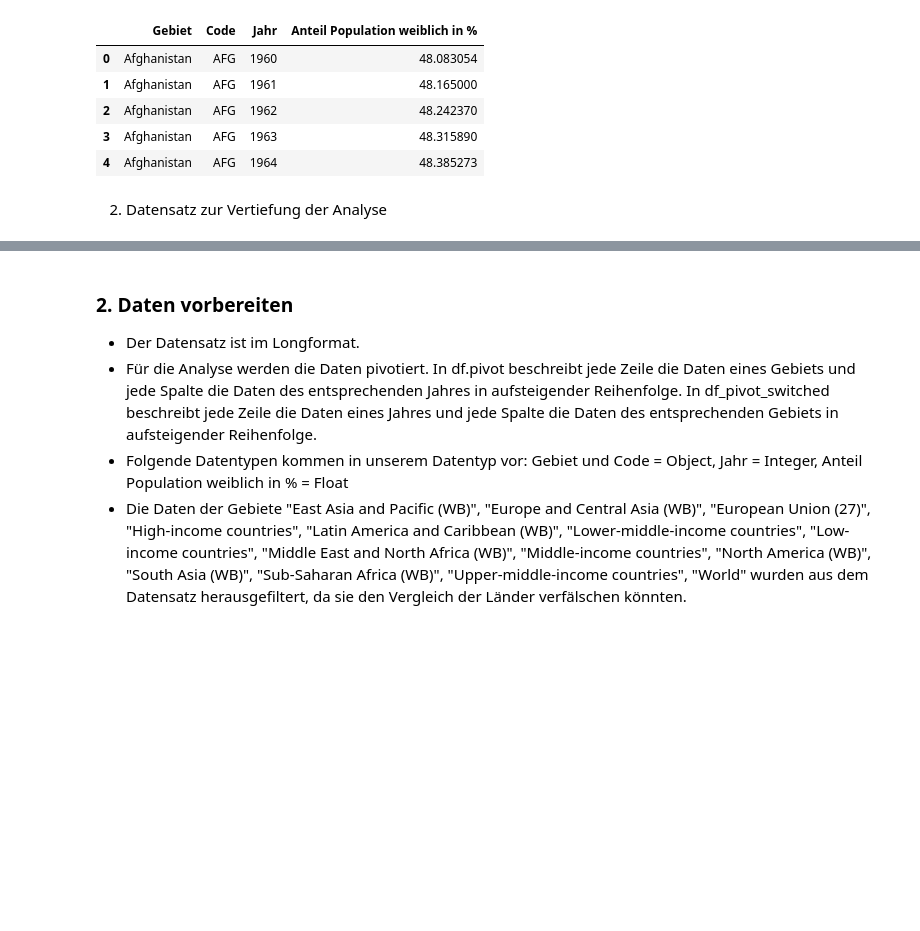
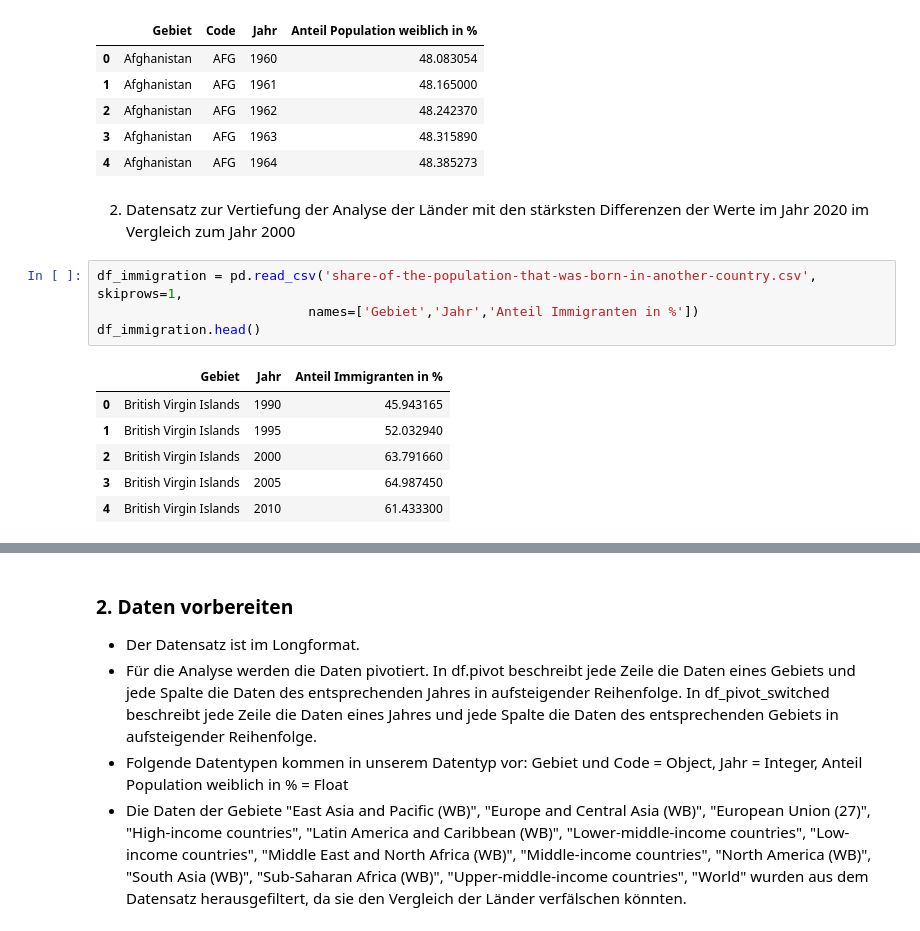
Before and after one commit to elenabuchli/Leistungsnachweis_2, a Jupyter notebook: Leistungsnachweis_Python_Frauenanteil.ipynb, the cells around one changed output, grey strips where cells are left out. Saved outputs shown, nothing was run; the diff lists cells and outputs as text; blank space fills up the shorter version.

```diff
--- a/Leistungsnachweis_Python_Frauenanteil.ipynb
+++ b/Leistungsnachweis_Python_Frauenanteil.ipynb
@@ -31,5 +31,16 @@ df.head()
 | 2 | Afghanistan | AFG | 1962 | 48.242370 |
 | 3 | Afghanistan | AFG | 1963 | 48.315890 |
 | 4 | Afghanistan | AFG | 1964 | 48.385273 |
-# %% [markdown]
-2. Datensatz zur Vertiefung der Analyse
+# %% [markdown]
+2. Datensatz zur Vertiefung der Analyse der Länder mit den stärksten Differenzen der Werte im Jahr 2020 im Vergleich zum Jahr 2000
+# %%
+df_immigration = pd.read_csv('share-of-the-population-that-was-born-in-another-country.csv', skiprows=1,
+                           names=['Gebiet','Jahr','Anteil Immigranten in %'])
+df_immigration.head()
+# %% [output]
+|  | Gebiet | Jahr | Anteil Immigranten in % |
+| 0 | British Virgin Islands | 1990 | 45.943165 |
+| 1 | British Virgin Islands | 1995 | 52.032940 |
+| 2 | British Virgin Islands | 2000 | 63.791660 |
+| 3 | British Virgin Islands | 2005 | 64.987450 |
+| 4 | British Virgin Islands | 2010 | 61.433300 |
```
Also changed, not shown: parts of 18 cells of this notebook, 1 other file.
